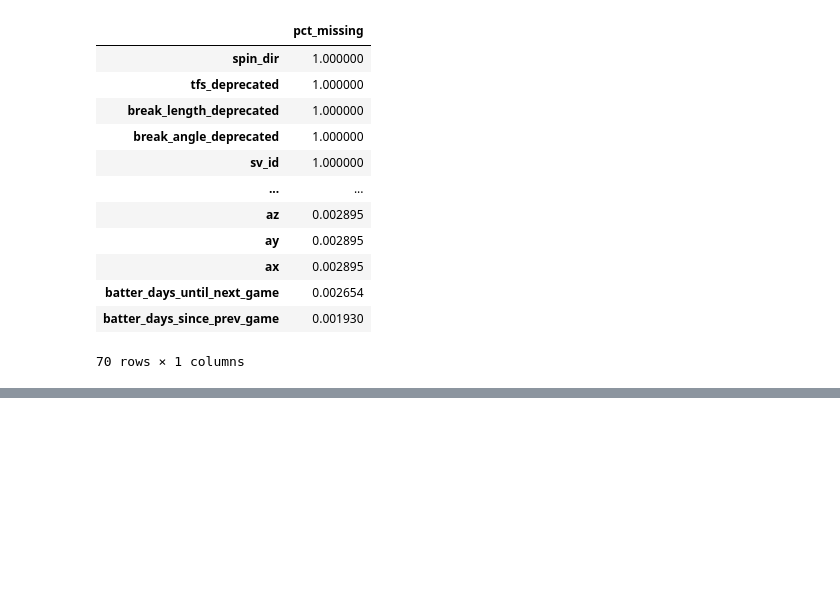
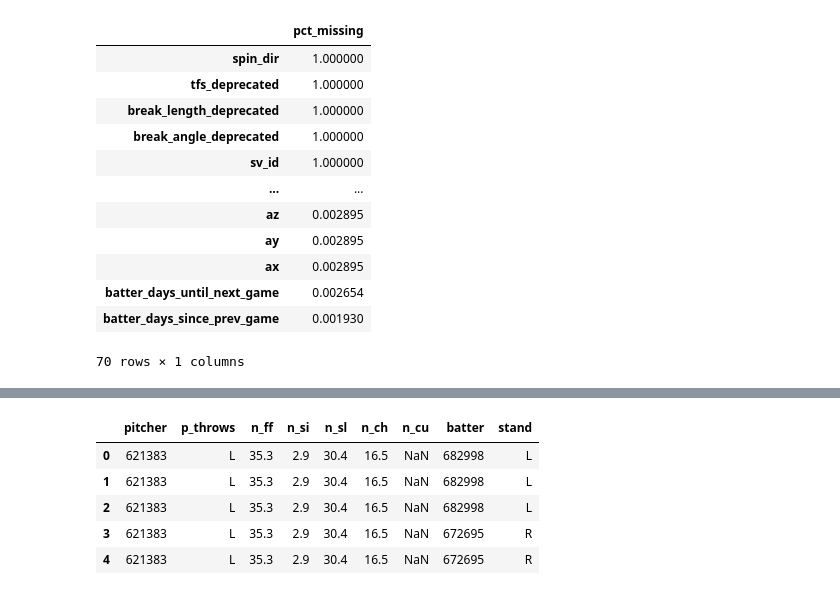
Before and after one commit to yihoolan/MLB-Pitch-Predictor, a Jupyter notebook: exploration/01_pybaseball_installation_check.ipynb, the cells around one changed output, grey strips where cells are left out. Saved outputs shown, nothing was run; the diff lists cells and outputs as text; code cells hidden in the pictures; blank space fills up the shorter version.

```diff
--- a/exploration/01_pybaseball_installation_check.ipynb
+++ b/exploration/01_pybaseball_installation_check.ipynb
@@ -115,0 +167,8 @@ Name: count, dtype: int64
+# %%
+# batter expected stats (prior year)
+from pybaseball import statcast_batter_expected_stats, statcast_batter_pitch_arsenal
+
+bat_xstats = statcast_batter_expected_stats(PRIOR)
+print("bat_xstats shape:", bat_xstats.shape)
+print("\nColumns:", bat_xstats.columns.tolist())
+bat_xstats.head(3)
@@ -115,0 +200,64 @@ Name: count, dtype: int64
+# %%
+# Join all prior-year stats to the Statcast frame ───────────────────────────
+pit_usage_w = pit_usage.rename(columns={"pitcher_id": "pitcher"})
+pit_out_id_cols   = ["player_id", "last_name", "first_name", "year"]
+pit_out_stat_cols = [c for c in pit_outcomes.columns if c not in pit_out_id_cols + ["pitch_type", "pitch_name"]]
+
+pit_outcomes_w = (
+    pit_outcomes
+    .pivot_table(
+        index="player_id",
+        columns="pitch_type",
+        values=pit_out_stat_cols,
+        aggfunc="first",
+    )
+)
+# flatten multi-index
+pit_outcomes_w.columns = [f"{stat}_{pt}" for stat, pt in pit_outcomes_w.columns]
+
+pit_outcomes_w = pit_outcomes_w.reset_index().rename(columns={"player_id": "pitcher"})
+bat_xstats_w = bat_xstats.rename(columns={"player_id": "batter"})
+bat_vs_id_cols   = ["player_id", "last_name", "first_name", "year"]
+bat_vs_stat_cols = [c for c in bat_vs_pitch.columns if c not in bat_vs_id_cols + ["pitch_type", "pitch_name"]]
+
+bat_vs_pitch_w = (
+    bat_vs_pitch
+    .pivot_table(
+        index="player_id",
+        columns="pitch_type",
+        values=bat_vs_stat_cols,
+        aggfunc="first",
+    )
+)
+bat_vs_pitch_w.columns = [f"bat_{stat}_{pt}" for stat, pt in bat_vs_pitch_w.columns]
+bat_vs_pitch_w = bat_vs_pitch_w.reset_index().rename(columns={"player_id": "batter"})
+
+# merge to pitch level
+df_enr = (
+    df
+    .merge(pit_usage_w,    on="pitcher", how="left", suffixes=("", "_pu"))
+    .merge(pit_outcomes_w, on="pitcher", how="left", suffixes=("", "_po"))
+    .merge(bat_xstats_w,   on="batter",  how="left", suffixes=("", "_bx"))
+    .merge(bat_vs_pitch_w, on="batter",  how="left", suffixes=("", "_bv"))
+)
+
+print("Original shape :", df.shape)
+print("Enriched shape :", df_enr.shape)
+
+n_ff_col   = "n_ff"   if "n_ff"   in df_enr.columns else None
+xwoba_col  = "xwoba"  if "xwoba"  in df_enr.columns else None
+if n_ff_col:
+    print(f"Pitcher arsenal coverage (n_ff non-null): "
+          f"{df_enr[n_ff_col].notna().mean():.1%}")
+if xwoba_col:
+    print(f"Batter xwOBA coverage (xwoba non-null)  : "
+          f"{df_enr[xwoba_col].notna().mean():.1%}")
+
+preview_cols = (
+    ["pitcher", "p_throws"]
+    + [c for c in ["n_ff", "n_si", "n_sl", "n_ch", "n_cu"] if c in df_enr.columns]
+    + ["batter", "stand"]
+    + [c for c in ["xwoba", "xba"] if c in df_enr.columns]
+)
+df_enr[preview_cols].head(5)
+# %% [output]
@@ -115,0 +267,6 @@ Name: count, dtype: int64
+|  | pitcher | p_throws | n_ff | n_si | n_sl | n_ch | n_cu | batter | stand |
+| 0 | 621383 | L | 35.3 | 2.9 | 30.4 | 16.5 | NaN | 682998 | L |
+| 1 | 621383 | L | 35.3 | 2.9 | 30.4 | 16.5 | NaN | 682998 | L |
+| 2 | 621383 | L | 35.3 | 2.9 | 30.4 | 16.5 | NaN | 682998 | L |
+| 3 | 621383 | L | 35.3 | 2.9 | 30.4 | 16.5 | NaN | 672695 | R |
+| 4 | 621383 | L | 35.3 | 2.9 | 30.4 | 16.5 | NaN | 672695 | R |
```
Also changed, not shown: parts of 8 cells of this notebook.
